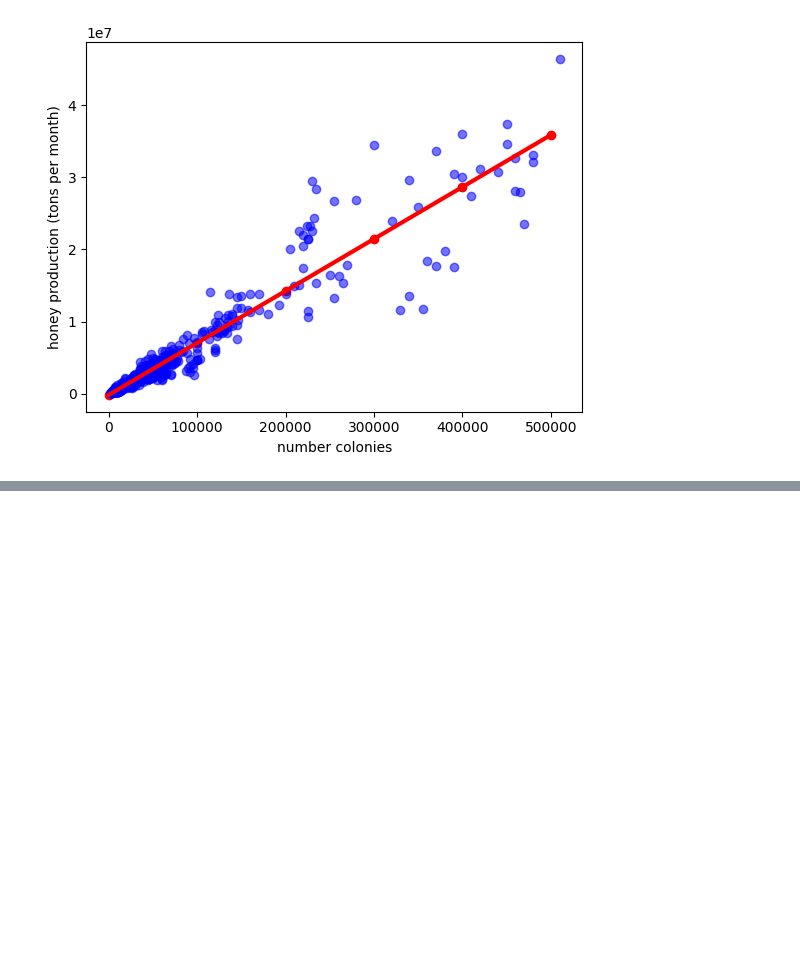
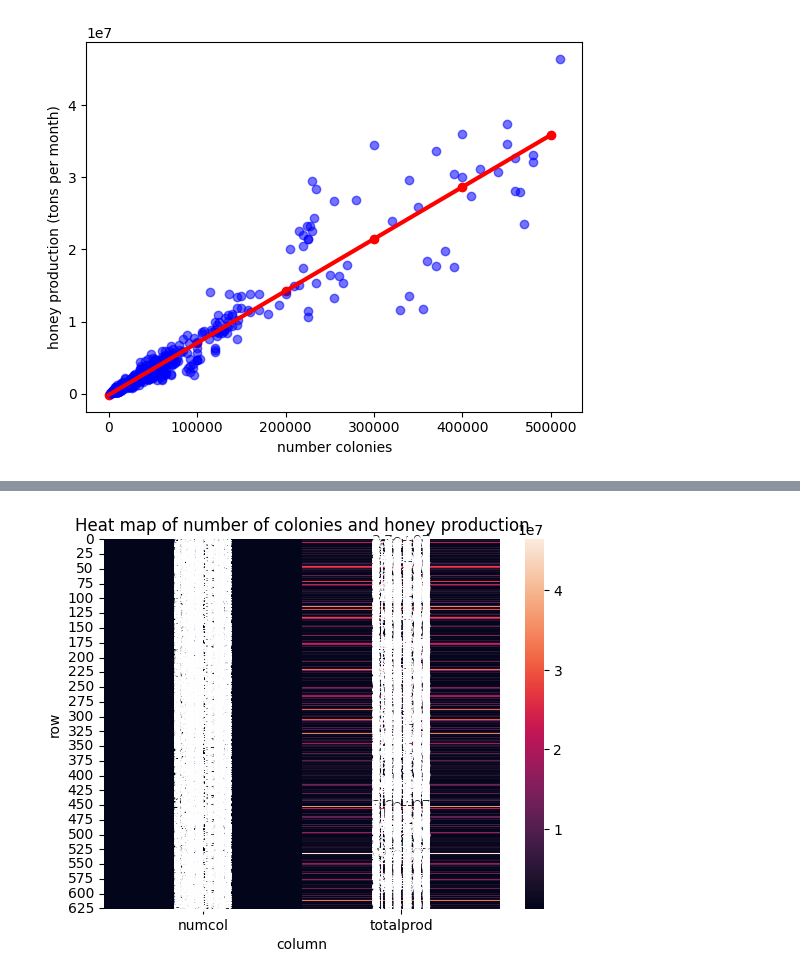
Before and after one commit to mauromarulanda/HoneyPrediction, a Jupyter notebook: honeyProduction.ipynb, the cells around one changed output, grey strips where cells are left out. Saved outputs shown, nothing was run; the diff lists cells and outputs as text; code cells hidden in the pictures; blank space fills up the shorter version.

```diff
--- a/honeyProduction.ipynb
+++ b/honeyProduction.ipynb
@@ -55,0 +101,14 @@ Pendiente (m) [72.07518151]
+# %%
+import matplotlib.pyplot as plt
+import seaborn as sns
+
+# Crear un mapa de calor con las dos columnas
+sns.heatmap(data[["numcol", "totalprod"]], annot=True)
+
+# Agregar etiquetas y título
+plt.xlabel("column")
+plt.ylabel("row")
+plt.title("Heat map of number of colonies and honey production")
+plt.show()
+# %% [output]
+[figure, added]
```
Also changed, not shown: parts of 6 cells of this notebook.
